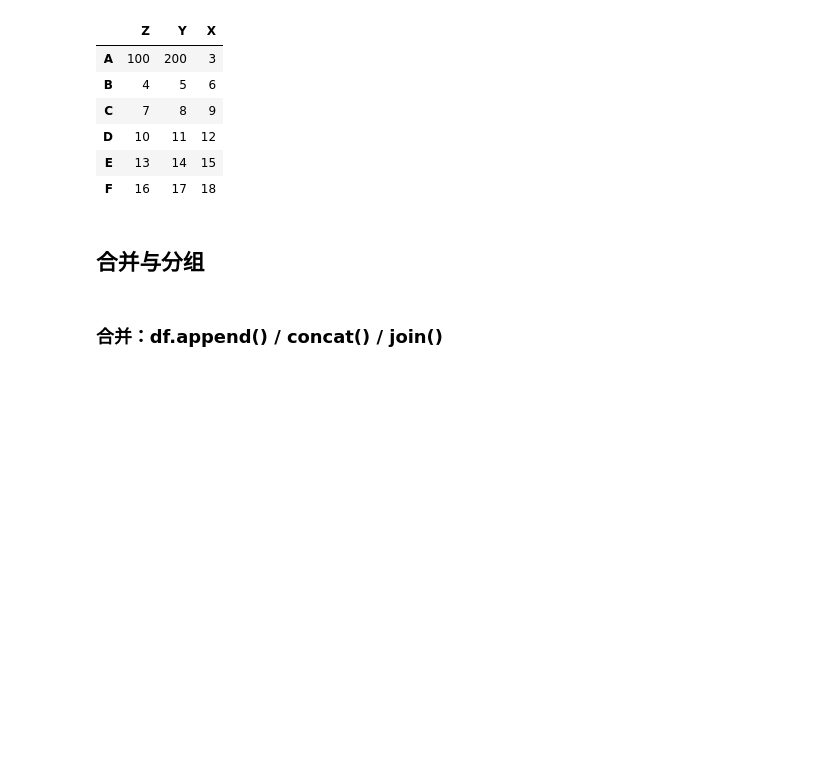
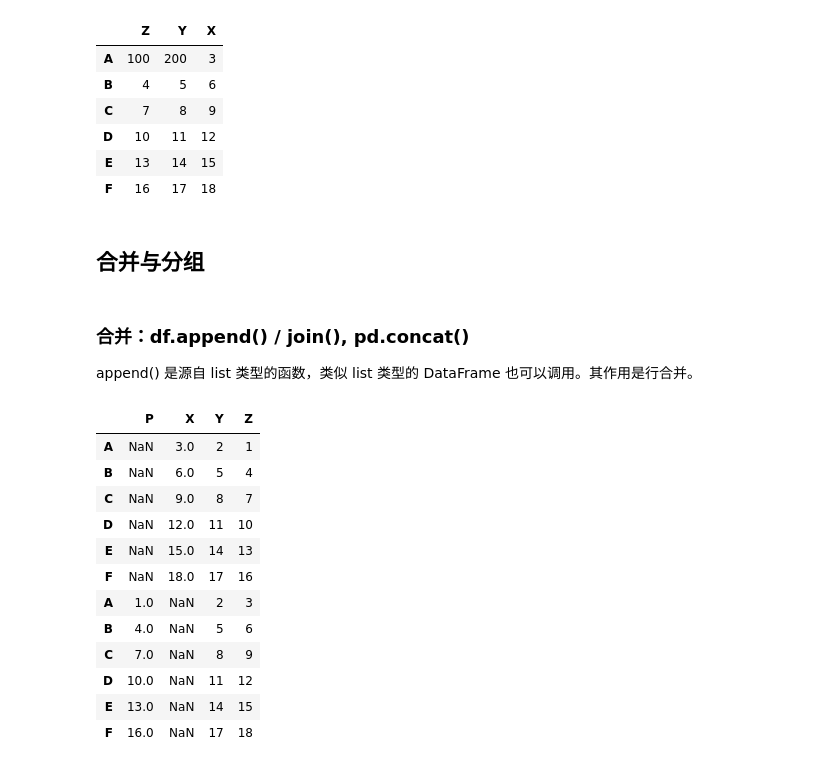
Before and after one commit to wklchris/wklchris.github.io, a Jupyter notebook: ipynb/Py3-pandas.ipynb, the cells around one changed output. Cells and saved outputs as stored; diff of their text form; code cells hidden in the pictures; blank space fills up the shorter version.

```diff
--- a/ipynb/Py3-pandas.ipynb
+++ b/ipynb/Py3-pandas.ipynb
@@ -429,5 +429,25 @@ df.replace([1, 2], [100, 200])
 | F | 16 | 17 | 18 |
 # %% [markdown]
 ## 合并与分组
-# %% [markdown]
-### 合并：df.append() / concat() / join()
+# %% [markdown]
+### 合并：df.append() / join(), pd.concat()
+
+append() 是源自 list 类型的函数，类似 list 类型的 DataFrame 也可以调用。其作用是行合并。
+# %%
+df1 = df
+df2 = df.rename(columns={"X": "Z", "Z": "P"})
+df1.append(df2)
+# %% [output]
+|  | P | X | Y | Z |
+| A | NaN | 3.0 | 2 | 1 |
+| B | NaN | 6.0 | 5 | 4 |
+| C | NaN | 9.0 | 8 | 7 |
+| D | NaN | 12.0 | 11 | 10 |
+| E | NaN | 15.0 | 14 | 13 |
+| F | NaN | 18.0 | 17 | 16 |
+| A | 1.0 | NaN | 2 | 3 |
+| B | 4.0 | NaN | 5 | 6 |
+| C | 7.0 | NaN | 8 | 9 |
+| D | 10.0 | NaN | 11 | 12 |
+| E | 13.0 | NaN | 14 | 15 |
+| F | 16.0 | NaN | 17 | 18 |
```
Also changed, not shown: parts of 23 cells of this notebook, 2 other files.
